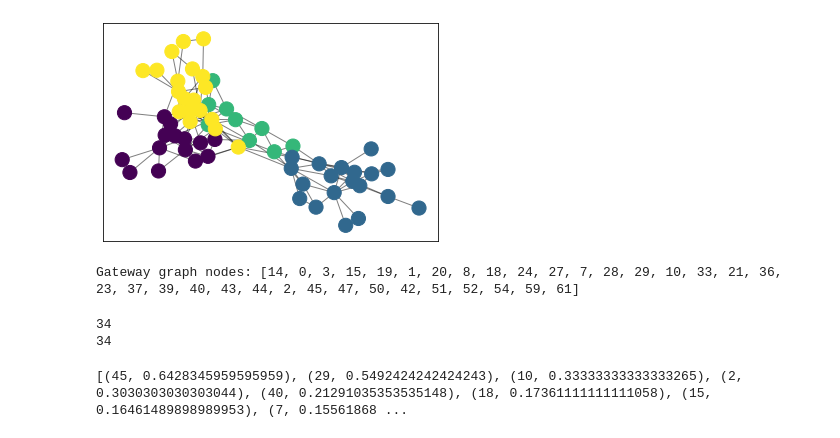
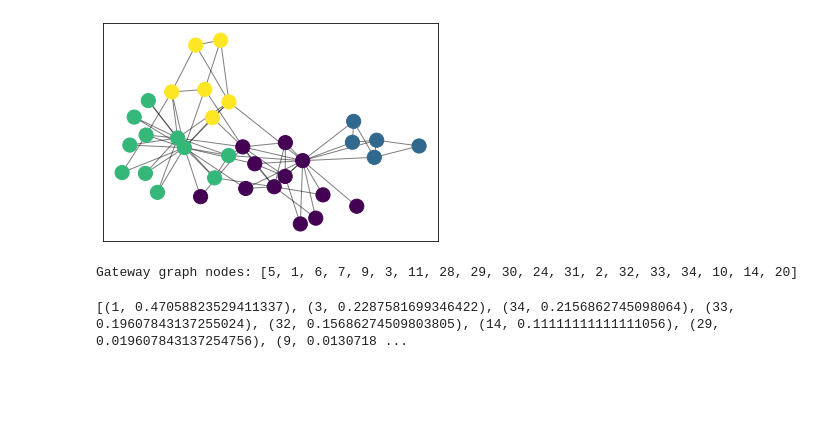
Before and after one commit to kehsihba19/Rumour-Detection, a Jupyter notebook: FINAL WORK-Dolphin.ipynb, the cells around one changed output. Cells and saved outputs as stored; diff of their text form; code cells hidden in the pictures; blank space fills up the shorter version.

```diff
--- a/FINAL WORK-Dolphin.ipynb
+++ b/FINAL WORK-Dolphin.ipynb
@@ -12,24 +12,24 @@ import matplotlib.pyplot as plt
 import pprint
 # %%
 G=nx.Graph()
-# gr=pd.read_csv('karate.csv')
-gr=pd.read_csv('dolphin.csv')
+gr=pd.read_csv('karate.csv')
+# gr=pd.read_csv('dolphin.csv')
 #gr=pd.read_csv('football.csv')
 edge=[(gr['Source'][i],gr['Destination'][i]) for i in range(0,len(gr['Source']))]
 G.add_edges_from(edge)
 node=max([max(x[0],x[1]) for x in edge])
 # compute the best partition
 # partition contains color of each node
 partition = community_louvain.best_partition(G)
 
 # visualization of clusters
 pos = nx.spring_layout(G)
 cmap = cm.get_cmap('viridis', max(partition.values()) + 1)
 nx.draw_networkx_nodes(G, pos, partition.keys(), node_size=200,cmap=cmap, node_color=list(partition.values()),)
 nx.draw_networkx_edges(G, pos, alpha=0.5)
 plt.show()
 # %% [output]
-[figure, old version]
+[figure, new version]
 # %%
 # Generating gateEdges
 # gateEdges contains edges--> [(a,b),(b,c)]
@@ -59,44 +59,44 @@ for x in gateNodesList:
 gatewayGraph=nx.Graph()
 gatewayGraph.add_edges_from(gateEdges)
 # %% [output]
-Gateway graph nodes: [14, 0, 3, 15, 19, 1, 20, 8, 18, 24, 27, 7, 28, 29, 10, 33, 21, 36, 23, 37, 39, 40, 43, 44, 2, 45, 47, 50, 42, 51, 52, 54, 59, 61]
+Gateway graph nodes: [5, 1, 6, 7, 9, 3, 11, 28, 29, 30, 24, 31, 2, 32, 33, 34, 10, 14, 20]
 # %%
 # Gate graph
 # This is the gate way graph
 # gate
 tot_g=[]
+tot_graphs=[]
 for i in range(0,500):
-    g = gatewayGraph
-    attr = {(u, v): {"weight": round(random.uniform(0,1),2)} for (u, v) in gatewayGraph.edges()}
+    g = G
+    gatew = gatewayGraph
+    attr = {(u, v): {"weight": round(random.uniform(0,1),2)} for (u, v) in G.edges()}
     nx.set_edge_attributes(g, attr)
-    tot_g.append(g)
+    tot_g.append(g.subgraph(gatew))
+    tot_graphs.append(g)
 
-for k in range(0,500):
-    print(len(tot_g[k]))
-    tot_g[k].add_nodes_from(gateNodesList)
-    print(len(tot_g[k]))
-    for i in range(0,len(gateEdges)):
-        tot_g[k].add_edge(gateEdges[i][0],gateEdges[i][1],weight=round(random.uniform(0,1),2))
-    break
+# for k in range(0,500):
+#     print(len(tot_g[k]))
+#     tot_g[k].add_nodes_from(gateNodesList)
+#     print(len(tot_g[k]))
+#     for i in range(0,len(gateEdges)):
+#         tot_g[k].add_edge(gateEdges[i][0],gateEdges[i][1],weight=round(random.uniform(0,1),2))
+#     break
-# %% [output]
-34
-34
 # %%
 #BCS Score
-def BCS(gg,nodes):
+def BCS(gg,nodes,nodeList):
     BCS_={}
-    for node in gateNodesList:
+    for node in nodeList:
         BCS_[node]=0
     for i in gg:
         x=(nx.betweenness_centrality(i,weight='weight'))
         for j in x:
             BCS_[j]+=(1/500)*x[j]
     return BCS_
-BCS_value=BCS(tot_g,len(gateNodesList))
+BCS_value=BCS(tot_g,len(gateNodesList),gateNodesList)
 BCS_value=(sorted(BCS_value.items(), key=lambda x: x[1],reverse=True))
 print(BCS_value)
 # %% [output]
-[(45, 0.6428345959595959), (29, 0.5492424242424243), (10, 0.33333333333333265), (2, 0.3030303030303044), (40, 0.21291035353535148), (18, 0.17361111111111058), (15, 0.16461489898989953), (7, 0.15561868 ...
+[(1, 0.47058823529411337), (3, 0.2287581699346422), (34, 0.2156862745098064), (33, 0.19607843137255024), (32, 0.15686274509803805), (14, 0.11111111111111056), (29, 0.019607843137254756), (9, 0.0130718 ...
 # %%
 # Model selection - diffusion time
 model = ep.SIModel(G)
```
Also changed, not shown: parts of 24 cells of this notebook.
